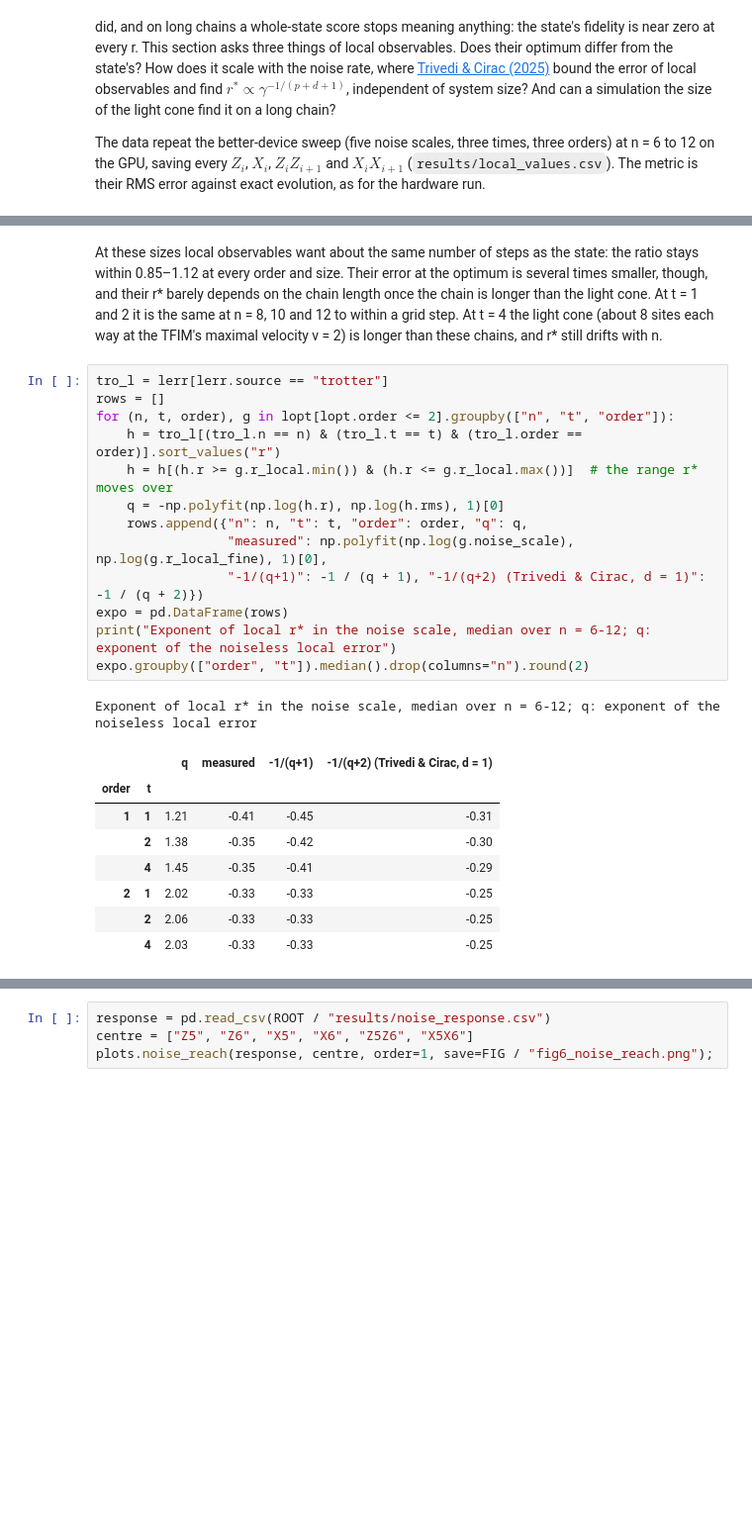
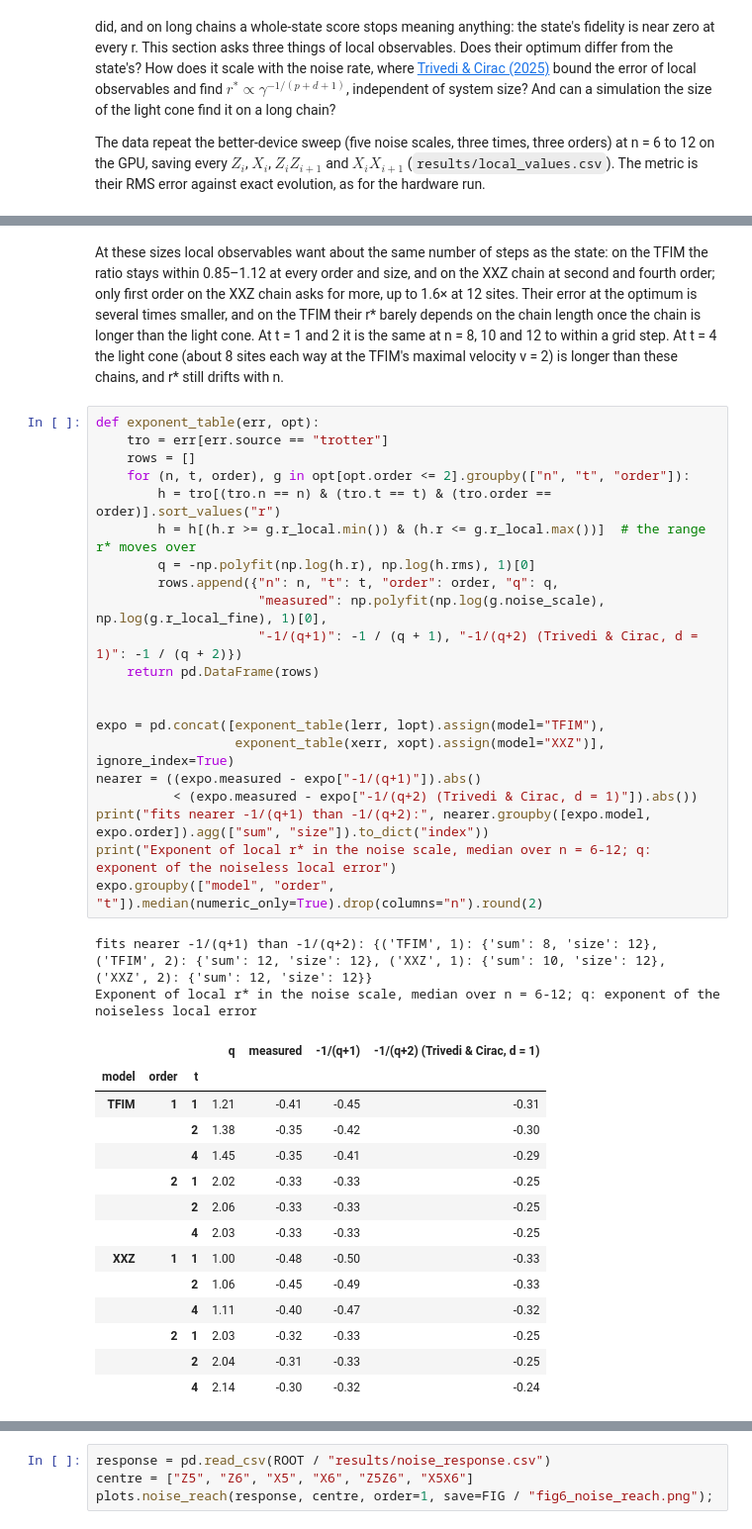
Before and after one commit to jayhsu0627/qtrotter, a Jupyter notebook: notebooks/trotter_under_noise.ipynb, the cells around one changed output, grey strips where cells are left out. Shown at 99% size. Saved outputs shown, nothing was run; the diff lists cells and outputs as text; blank space fills up the shorter version.

```diff
--- a/notebooks/trotter_under_noise.ipynb
+++ b/notebooks/trotter_under_noise.ipynb
@@ -847,34 +867,50 @@ r* for local observables by chain length, second order
 |  | 0.30 | 24 | 16 | 12 | 12 |
 |  | 1.00 | 16 | 8 | 8 | 8 |
 # %% [markdown]
-At these sizes local observables want about the same number of steps as the state: the ratio stays within 0.85–1.12
-at every order and size. Their error at the optimum is several times smaller, though, and their r\* barely depends on
-the chain length once the chain is longer than the light cone. At t = 1 and 2 it is the same at n = 8, 10 and 12 to
+At these sizes local observables want about the same number of steps as the state: on the TFIM the ratio stays within
+0.85–1.12 at every order and size, and on the XXZ chain at second and fourth order; only first order on the XXZ chain
+asks for more, up to 1.6× at 12 sites. Their error at the optimum is several times smaller, and on the TFIM their r\*
+barely depends on the chain length once the chain is longer than the light cone. At t = 1 and 2 it is the same at n = 8, 10 and 12 to
 within a grid step. At t = 4 the light cone (about 8 sites each way at the TFIM's maximal velocity v = 2) is longer
 than these chains, and r\* still drifts with n.
 # %%
-tro_l = lerr[lerr.source == "trotter"]
-rows = []
-for (n, t, order), g in lopt[lopt.order <= 2].groupby(["n", "t", "order"]):
-    h = tro_l[(tro_l.n == n) & (tro_l.t == t) & (tro_l.order == order)].sort_values("r")
-    h = h[(h.r >= g.r_local.min()) & (h.r <= g.r_local.max())]  # the range r* moves over
-    q = -np.polyfit(np.log(h.r), np.log(h.rms), 1)[0]
-    rows.append({"n": n, "t": t, "order": order, "q": q,
-                 "measured": np.polyfit(np.log(g.noise_scale), np.log(g.r_local_fine), 1)[0],
-                 "-1/(q+1)": -1 / (q + 1), "-1/(q+2) (Trivedi & Cirac, d = 1)": -1 / (q + 2)})
-expo = pd.DataFrame(rows)
+def exponent_table(err, opt):
+    tro = err[err.source == "trotter"]
+    rows = []
+    for (n, t, order), g in opt[opt.order <= 2].groupby(["n", "t", "order"]):
+        h = tro[(tro.n == n) & (tro.t == t) & (tro.order == order)].sort_values("r")
+        h = h[(h.r >= g.r_local.min()) & (h.r <= g.r_local.max())]  # the range r* moves over
+        q = -np.polyfit(np.log(h.r), np.log(h.rms), 1)[0]
+        rows.append({"n": n, "t": t, "order": order, "q": q,
+                     "measured": np.polyfit(np.log(g.noise_scale), np.log(g.r_local_fine), 1)[0],
+                     "-1/(q+1)": -1 / (q + 1), "-1/(q+2) (Trivedi & Cirac, d = 1)": -1 / (q + 2)})
+    return pd.DataFrame(rows)
+
+
+expo = pd.concat([exponent_table(lerr, lopt).assign(model="TFIM"),
+                  exponent_table(xerr, xopt).assign(model="XXZ")], ignore_index=True)
+nearer = ((expo.measured - expo["-1/(q+1)"]).abs()
+          < (expo.measured - expo["-1/(q+2) (Trivedi & Cirac, d = 1)"]).abs())
+print("fits nearer -1/(q+1) than -1/(q+2):", nearer.groupby([expo.model, expo.order]).agg(["sum", "size"]).to_dict("index"))
 print("Exponent of local r* in the noise scale, median over n = 6-12; q: exponent of the noiseless local error")
-expo.groupby(["order", "t"]).median().drop(columns="n").round(2)
+expo.groupby(["model", "order", "t"]).median(numeric_only=True).drop(columns="n").round(2)
 # %% [output]
+fits nearer -1/(q+1) than -1/(q+2): {('TFIM', 1): {'sum': 8, 'size': 12}, ('TFIM', 2): {'sum': 12, 'size': 12}, ('XXZ', 1): {'sum': 10, 'size': 12}, ('XXZ', 2): {'sum': 12, 'size': 12}}
 Exponent of local r* in the noise scale, median over n = 6-12; q: exponent of the noiseless local error
-|  |  | q | measured | -1/(q+1) | -1/(q+2) (Trivedi & Cirac, d = 1) |
-| order | t |  |  |  |  |
-| 1 | 1 | 1.21 | -0.41 | -0.45 | -0.31 |
-|  | 2 | 1.38 | -0.35 | -0.42 | -0.30 |
-|  | 4 | 1.45 | -0.35 | -0.41 | -0.29 |
-| 2 | 1 | 2.02 | -0.33 | -0.33 | -0.25 |
-|  | 2 | 2.06 | -0.33 | -0.33 | -0.25 |
-|  | 4 | 2.03 | -0.33 | -0.33 | -0.25 |
+|  |  |  | q | measured | -1/(q+1) | -1/(q+2) (Trivedi & Cirac, d = 1) |
+| model | order | t |  |  |  |  |
+| TFIM | 1 | 1 | 1.21 | -0.41 | -0.45 | -0.31 |
+|  |  | 2 | 1.38 | -0.35 | -0.42 | -0.30 |
+|  |  | 4 | 1.45 | -0.35 | -0.41 | -0.29 |
+|  | 2 | 1 | 2.02 | -0.33 | -0.33 | -0.25 |
+|  |  | 2 | 2.06 | -0.33 | -0.33 | -0.25 |
+|  |  | 4 | 2.03 | -0.33 | -0.33 | -0.25 |
+| XXZ | 1 | 1 | 1.00 | -0.48 | -0.50 | -0.33 |
+|  |  | 2 | 1.06 | -0.45 | -0.49 | -0.33 |
+|  |  | 4 | 1.11 | -0.40 | -0.47 | -0.32 |
+|  | 2 | 1 | 2.03 | -0.32 | -0.33 | -0.25 |
+|  |  | 2 | 2.04 | -0.31 | -0.33 | -0.25 |
+|  |  | 4 | 2.14 | -0.30 | -0.32 | -0.24 |
 # %% [markdown]
 Both errors of a local observable enter $r^*$ through their exponents: a Trotter term $C/r^q$ and a noise term that
 grows as $r^k$ give $r^* \propto \gamma^{-1/(q+k)}$. Linear noise ($k = 1$) gives $-1/(q+1)$. Trivedi & Cirac's bound has
```
Also changed, not shown: parts of 14 cells of this notebook, 7 other files.
